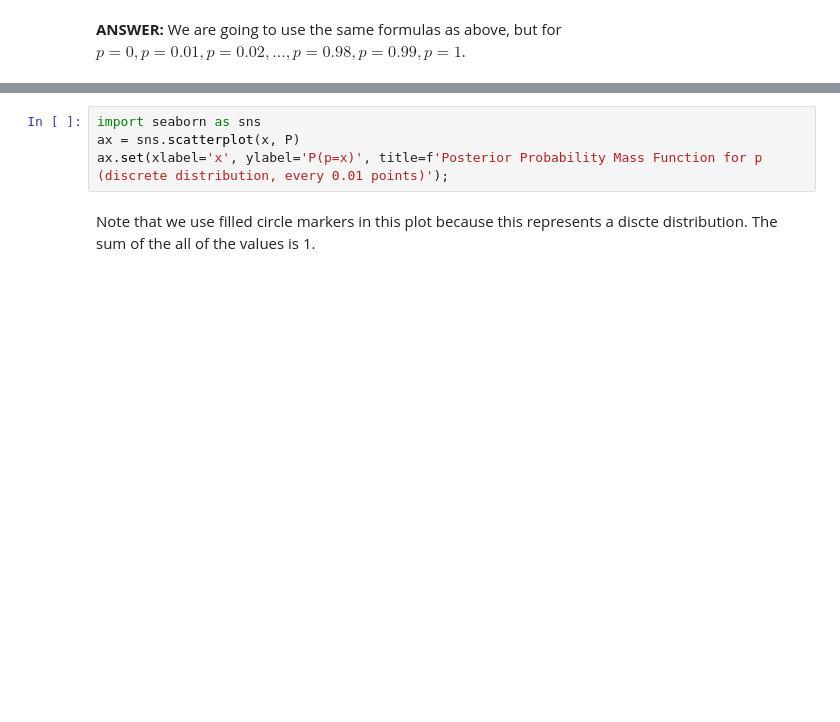
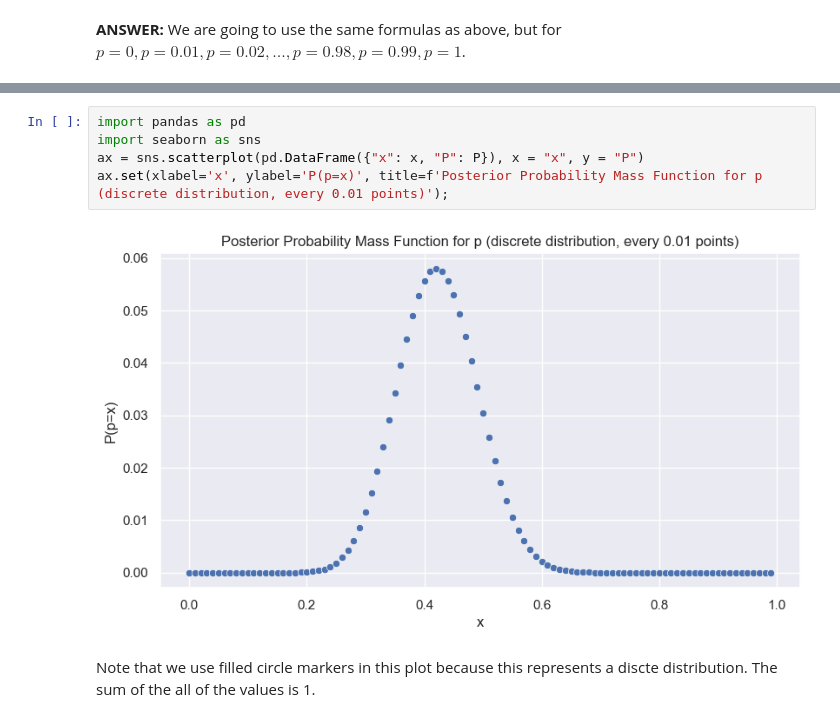
Before and after one commit to tslever/Tom_Levers_Public_Git_Repository, a Jupyter notebook: UVA/5--Bayesian_Machine_Learning/2--Bayesian_Modeling--Prior_Distributions/pt2-probabilities-likelihoods-and-bayes-theorem.ipynb, the cells around one changed output, grey strips where cells are left out. Drawn from its saved outputs; the diff is of its cells as text; blank space fills up the shorter version.

Commit message:
Provided argument data to seaborn plotting functions

```diff
--- a/UVA/5--Bayesian_Machine_Learning/2--Bayesian_Modeling--Prior_Distributions/pt2-probabilities-likelihoods-and-bayes-theorem.ipynb
+++ b/UVA/5--Bayesian_Machine_Learning/2--Bayesian_Modeling--Prior_Distributions/pt2-probabilities-likelihoods-and-bayes-theorem.ipynb
@@ -139,7 +166,10 @@ print(f'P={P}')
 # %%
+import pandas as pd
 import seaborn as sns
-ax = sns.scatterplot(x, P)
+ax = sns.scatterplot(pd.DataFrame({"x": x, "P": P}), x = "x", y = "P")
 ax.set(xlabel='x', ylabel='P(p=x)', title=f'Posterior Probability Mass Function for p (discrete distribution, every 0.01 points)');
+# %% [output]
+[figure, added]
 # %% [markdown]
 Note that we use filled circle markers in this plot because this represents a discte distribution.  The sum of the all of the values is 1.
 # %% [markdown]
```
Also changed, not shown: parts of 23 cells of this notebook.
